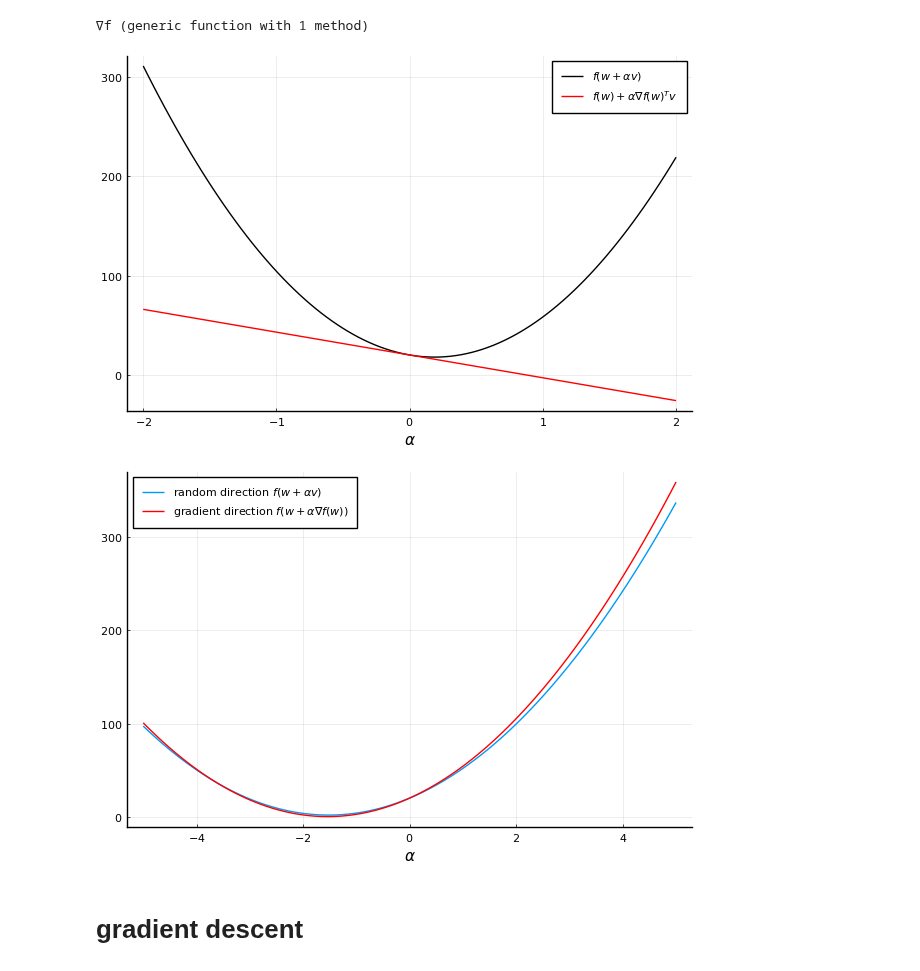
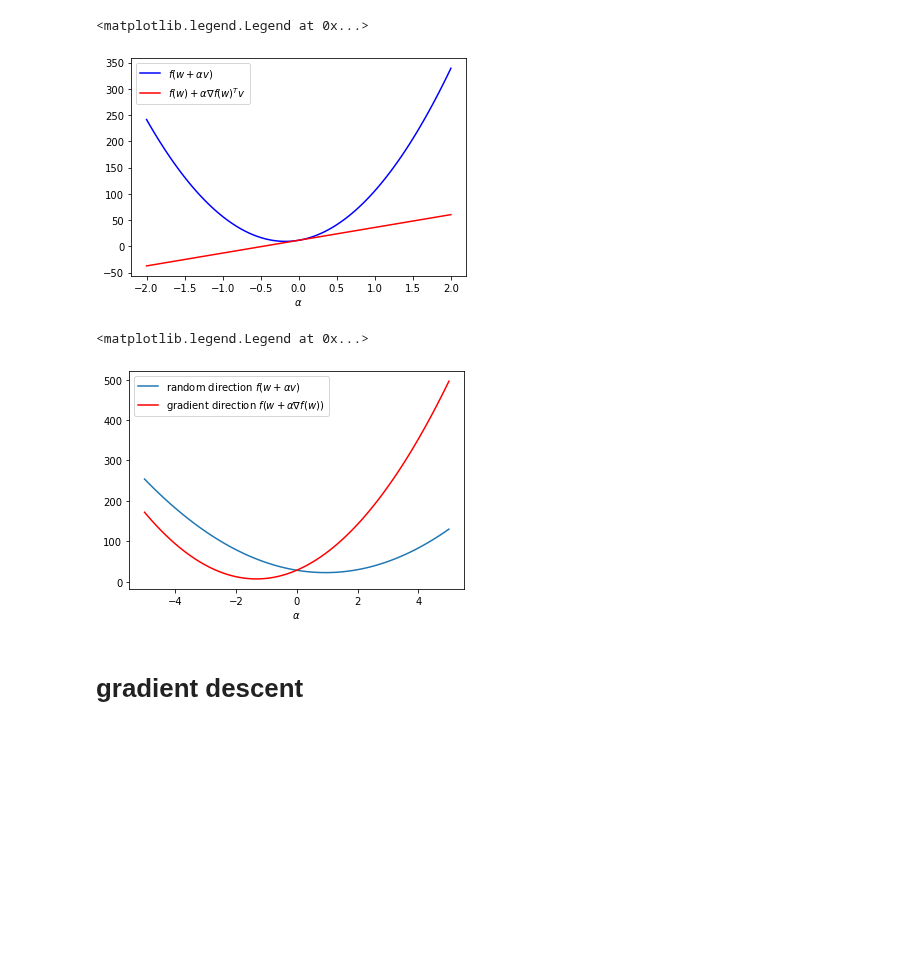
Before and after one commit to ORIE4741/demos, a Jupyter notebook: gradient_descent.ipynb, the cells around one changed output. Saved outputs shown, nothing was run; the diff lists cells and outputs as text; code cells hidden in the pictures; blank space fills up the shorter version.

Commit message:
move gradient descent demo to python

```diff
--- a/gradient_descent.ipynb
+++ b/gradient_descent.ipynb
@@ -25,38 +15,46 @@ X = randn(n,d)
 # %%
 # form data from noisy linear model
-w♮ = randn(d)
-y = X*w♮ + .1*randn(n);
+wtrue = randn(d)
+y = X.dot(wtrue) + .1*randn(n)
 # %%
 # look at least squares objective as a function of w
-f(w) = norm(y - X*w)^2
-∇f(w) = 2X'*X*w - 2X'*y
+def f(w):
+    return norm(y - X.dot(w))**2
+
+def gradf(w):
+    return 2*X.T @ (X @ w) - 2*X.T @ y
-# %% [output]
-∇f (generic function with 1 method)
 # %%
 # gradient at w approximates f(w) near w
 w = randn(d)
 v = randn(d)
-alphas = LinRange(-2,2,100)
-plot(alphas, [f(w + alpha*v) for alpha in alphas], color=:black, label=L"f(w + \alpha v)")
-plot!(alphas, [f(w) + alpha*dot(∇f(w), v) for alpha in alphas], color=:red, label=L"f(w) + \alpha \nabla f(w)^T v")
-xlabel!(L"\alpha")
+alphas = np.linspace(-2,2,100)
+plt.plot(alphas, [f(w + alpha*v) for alpha in alphas], color='b',
+     label=r"$f(w + \alpha v)$")
+plt.plot(alphas, [f(w) + alpha*gradf(w).dot(v) for alpha in alphas], color='r',
+      label=r"$f(w) + \alpha \nabla f(w)^T v$")
+plt.xlabel(r"$\alpha$")
+plt.legend()
 # %% [output]
+<matplotlib.legend.Legend at 0x...>
-[figure, old version]
+[figure, new version]
 # %%
 # function decreases fastest in the -∇f(w) direction
 w = randn(d)
 v = randn(d)
 v_normalized = v/norm(v)
-g = ∇f(w)
-∇f_normalized = g/norm(g)
-alphas = LinRange(-5,5,100)
-plot(alphas, [f(w + alpha*v_normalized) for alpha in alphas], label = L"random direction $f(w + \alpha v)$")
-plot!(alphas, [f(w + alpha*∇f_normalized) for alpha in alphas],color=:red, label= L"gradient direction $f(w + \alpha \nabla f(w))$")
-xlabel!(L"\alpha")
-
+g = gradf(w)
+g_normalized = g/norm(g)
+alphas = np.linspace(-5,5,100)
+plt.plot(alphas, [f(w + alpha*v_normalized) for alpha in alphas],
+     label = r"random direction $f(w + \alpha v)$")
+plt.plot(alphas, [f(w + alpha*g_normalized) for alpha in alphas], color='r',
+         label= r"gradient direction $f(w + \alpha \nabla f(w))$")
+plt.xlabel(r"$\alpha$")
+plt.legend()
 # notice: compared to blue line, red line always goes down faster to the left and up faster to the right
 # %% [output]
+<matplotlib.legend.Legend at 0x...>
-[figure, old version]
+[figure, new version]
 # %% [markdown]
 # gradient descent
 # %%
```
Also changed, not shown: parts of 6 cells of this notebook.
